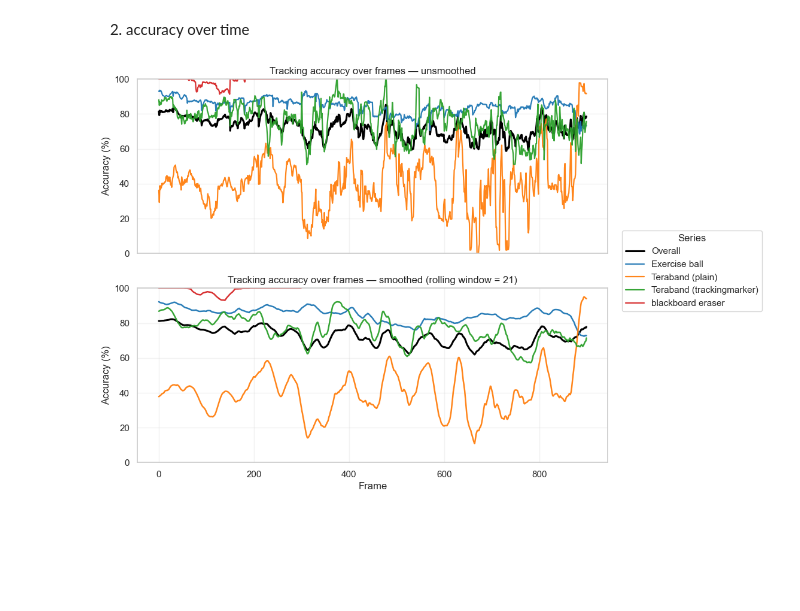
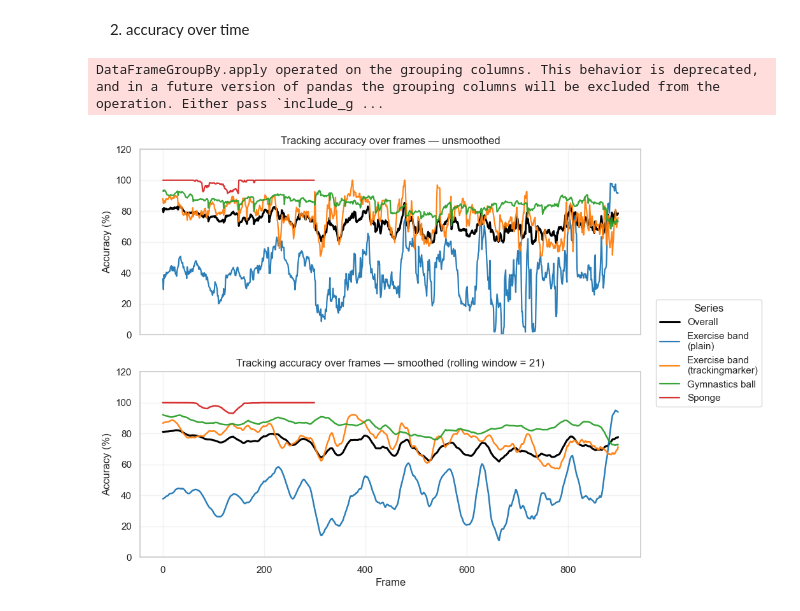
Before and after one commit to Deformable-Object-Tracking-HTWG/SpaTrack, a Jupyter notebook: 3d_eval.ipynb, the cells around one changed output. Cells and saved outputs as stored; diff of their text form; code cells hidden in the pictures; blank space fills up the shorter version.

```diff
--- a/3d_eval.ipynb
+++ b/3d_eval.ipynb
@@ -1,9 +1,13 @@
 # %%
 # Imports
-import os, json, math
+import os, json
 import numpy as np
 import pandas as pd
 import matplotlib.pyplot as plt
-from matplotlib import patheffects as pe
+import plotly.graph_objects as go
 import seaborn as sns
-sns.set_theme(style="whitegrid")
+from pathlib import Path
+import plotly.io as pio
+
+import kaleido
+kaleido.Kaleido
@@ -34,3 +16,13 @@ LABEL_MAP = {
+# %%
+# static vars
+eval_data_path = './evaluation'
+
+LABEL_MAP = {
+    "Gymnastik": "Gymnastics ball",
+    "schwamm": "Sponge",
+    "terabandMuster": "Exercise band\n(trackingmarker)",
+    "teraband": "Exercise band\n(plain)",
+}
 # %% [markdown]
 # Read data
 # %%
@@ -277,20 +159,9 @@ Mean accuracy (%) by equipment type × duration (s)
 # %% [markdown]
 2. accuracy over time
 # %%
-# --- Build per-frame DataFrame from all runs ---
-import os
-import pandas as pd
-import numpy as np
-import matplotlib.pyplot as plt
-
-try:
-    import seaborn as sns
-    sns.set_theme(style="whitegrid")
-except Exception:
-    pass
-
 required_cols = {"frame", "accuracy_percent"}
 rows = []
+Y_LIMIT = (0, 120)
 
 if "results" not in globals():
     raise NameError("Variable 'results' not found. Provide it as a list of dicts containing at least 'csv_path' and 'equipment_type'.")
@@ -374,15 +245,7 @@ by_eq_s   = smooth(by_eq, value_col="accuracy_percent", group_cols=["equipment_t
 # --- Plot: unsmoothed (top) and smoothed (bottom) ---
 eq_list = sorted(df_frames["equipment_type"].unique())
 palette = {}
-try:
-    import seaborn as sns
-    colors = sns.color_palette("tab10", n_colors=max(10, len(eq_list)))
-except Exception:
-    # fallback to Matplotlib default cycle
-    colors = plt.rcParams['axes.prop_cycle'].by_key()['color']
-    if len(colors) < len(eq_list):
-        # repeat if too few
-        colors = (colors * (len(eq_list) // len(colors) + 1))[:len(eq_list)]
+colors = sns.color_palette("tab10", n_colors=max(10, len(eq_list)))
 for i, eq in enumerate(eq_list):
     palette[eq] = colors[i % len(colors)]
 
@@ -408,31 +271,32 @@ ax2.plot(overall_s["frame"], overall_s["smoothed"], color="black", lw=2.2, label
 for eq in eq_list:
     g = by_eq_s[by_eq_s["equipment_type"] == eq]
     ax2.plot(g["frame"], g["smoothed"], lw=1.8, color=palette[eq], alpha=0.95, label=f"{eq}")
 
 ax2.set_ylim(*Y_LIMIT)
 ax2.set_xlabel("Frame")
 ax2.set_ylabel("Accuracy (%)")
 ax2.set_title(f"Tracking accuracy over frames — smoothed (rolling window = {SMOOTH_WINDOW_FRAMES})")
 ax2.grid(True, axis="both", alpha=0.25)
 
 # --- Single legend to the RIGHT for both subplots ---
 # collect handles/labels from the top axis (avoid duplicates)
 handles, labels = ax1.get_legend_handles_labels()
 by_label = dict(zip(labels, handles))  # deduplicate while preserving last
 
 # leave room on the right for the legend panel
 fig.subplots_adjust(right=0.78, top=0.90, bottom=0.10)
 
 fig.legend(
     list(by_label.values()),
     list(by_label.keys()),
     loc="center left",
     bbox_to_anchor=(0.80, 0.5),  # just outside the plotting area
     frameon=True,
     title="Series",
     borderaxespad=0.0,
 )
 
 plt.show()
 # %% [output]
+DataFrameGroupBy.apply operated on the grouping columns. This behavior is deprecated, and in a future version of pandas the grouping columns will be excluded from the operation. Either pass `include_g ...
-[figure, old version]
+[figure, new version]
```
Also changed, not shown: parts of 5 cells of this notebook.
